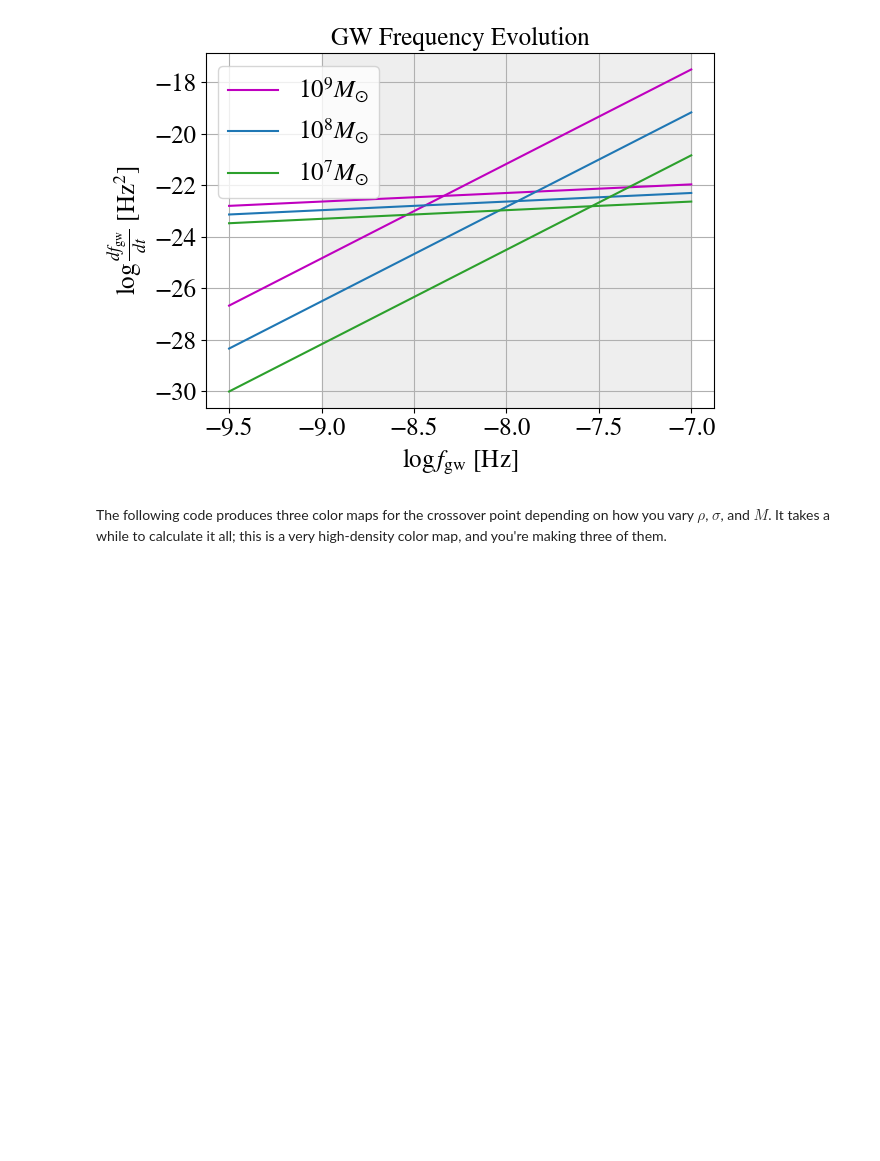
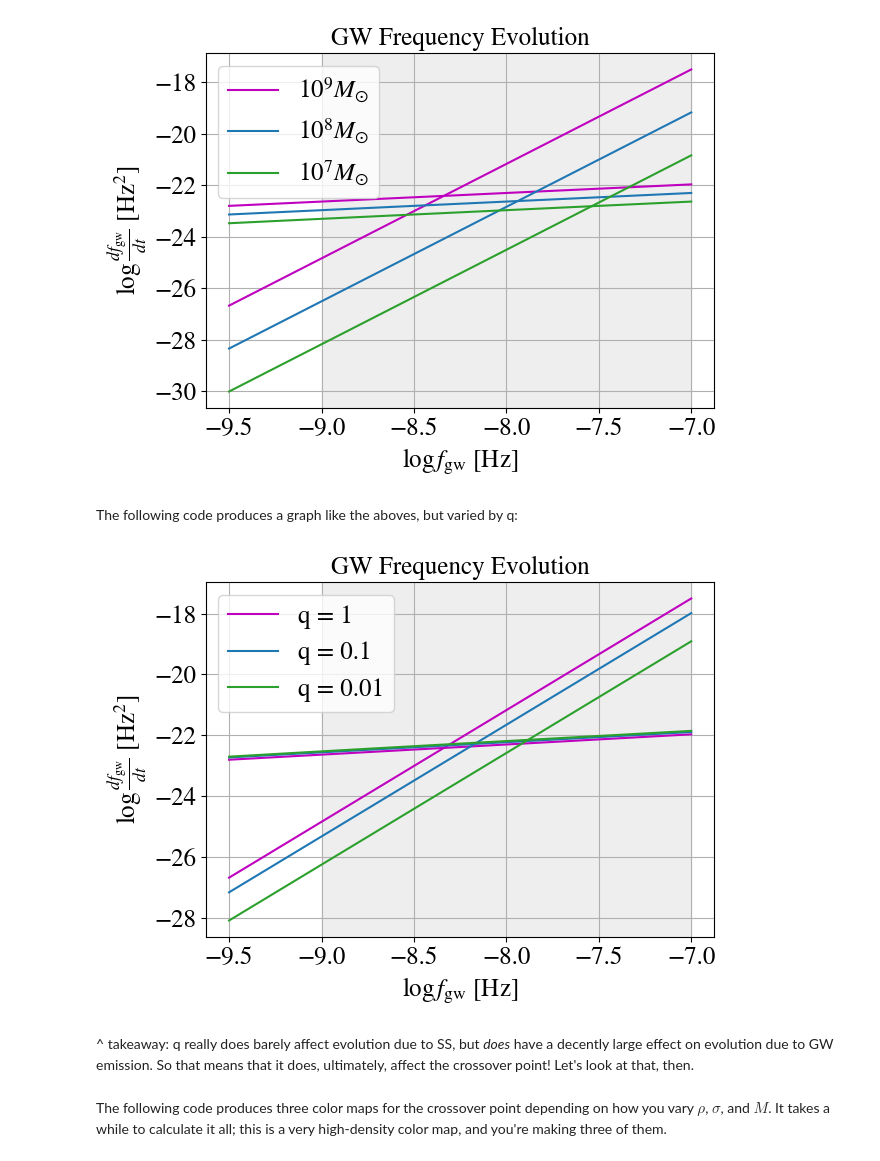
Before and after one commit to itsrainingsomewhere/smbhb-environments, a Jupyter notebook: Notebooks/StellarScatteringSesanaRatio.ipynb, the cells around one changed output. Cells and saved outputs as stored; diff of their text form; code cells hidden in the pictures; blank space fills up the shorter version.

Commit message:
some mass ratio updates, not finished

```diff
--- a/Notebooks/StellarScatteringSesanaRatio.ipynb
+++ b/Notebooks/StellarScatteringSesanaRatio.ipynb
@@ -35,13 +35,6 @@ print(getLittles(1/2))
 # %% [output]
 (np.float64(15.502500000000001), np.float64(4.005), np.float64(-0.9125))
 # %%
-def ssFrequencyDerivative(mass, sigma, rho, f, q=1):
-    #code up H
-    H = getH(mass, sigma, f)
-
-    dfdt = 3 * (2 * np.pi) ** (5/6) * G ** (4/3) * rho * H * mass ** (1/3) * f ** (1/3) / 2 / sigma
-    return dfdt.to(u.s ** -2)
-
 def getH(mass, sigma, f, q=1):
     #works for all mass ratios, not just q=1!
     """
@@ -65,6 +58,13 @@ def getH(mass, sigma, f, q=1):
 
     H = A*( 1 + (a/a0) ) ** gamma
     return H #unitless :)
+
+def ssFrequencyDerivative(mass, sigma, rho, f, q=1):
+    #works for all mass ratios now
+    H = getH(mass, sigma, f, q)
+
+    dfdt = 3 * (2 * np.pi) ** (5/6) * G ** (4/3) * rho * H * mass ** (1/3) * f ** (1/3) / 2 / sigma
+    return dfdt.to(u.s ** -2)
 # %% [markdown]
 The following code finds the point at which $df/dt$ due to SS and $df/dt$ due to GW radiation is equal--the point at which GW overtakes SS.
 # %% [markdown]
@@ -285,6 +285,69 @@ plt.show()
 #would be nice if I could label the stuff somehow . . .
 # %% [output]
 [figure]
+# %% [markdown]
+The following code produces a graph like the aboves, but varied by q:
+# %%
+testM = 1e9 * u.solMass
+testq = 1
+testSigma = 100 * u.km / u.s
+testRho = 1e12 * u.solMass / (u.kpc ** 3)
+
+smallq = 0.1
+smallerq = 0.01
+
+testChirp = testM * (testq / (1 + testq) ** 2) ** (3/5)
+smallChirp = testM * (smallq / (1 + smallq) ** 2) ** (3/5)
+smallerChirp = testM * (smallerq / (1 + smallerq) ** 2) ** (3/5)
+
+logFrequencies = np.linspace(-9.5, -7)
+
+baseSS = []
+for x in range(len(logFrequencies)):
+    baseSS.append(np.log10(ssFrequencyDerivative(testM, testSigma, testRho, (10 ** logFrequencies[x]) * u.Hz, testq) * u.s**2))
+
+#I think this is scaled wrong
+baseGW = []
+for x in range(len(logFrequencies)):
+    baseGW.append(utils.logGWFrequencyDerivative(testChirp.value, 10 ** logFrequencies[x]))
+
+smallSS = []
+for x in range(len(logFrequencies)):
+    smallSS.append(np.log10(ssFrequencyDerivative(testM, testSigma, testRho, (10 ** logFrequencies[x]) * u.Hz, smallq) * u.s**2))
+
+smallGW = []
+for x in range(len(logFrequencies)):
+    smallGW.append(utils.logGWFrequencyDerivative(smallChirp.value, 10 ** logFrequencies[x]))
+
+smallerSS = []
+for x in range(len(logFrequencies)):
+    smallerSS.append(np.log10(ssFrequencyDerivative(testM, testSigma, testRho, (10 ** logFrequencies[x]) * u.Hz, smallerq) * u.s**2))
+
+smallerGW = []
+for x in range(len(logFrequencies)):
+    smallerGW.append(utils.logGWFrequencyDerivative(smallerChirp.value, 10 ** logFrequencies[x]))
+
+plt.plot(logFrequencies, baseGW, label=r"q = 1", color="m")
+plt.plot(logFrequencies, baseSS, color="m")
+plt.plot(logFrequencies, smallSS, label=r"q = 0.1", color="tab:blue")
+plt.plot(logFrequencies, smallGW, color="tab:blue")
+plt.plot(logFrequencies, smallerSS, label=r"q = 0.01", color="tab:green")
+plt.plot(logFrequencies, smallerGW, color="tab:green")
+#works totally fine, the issue is just plotting
+plt.xlabel(r"$\log f_{\text{gw}}$ [Hz]", fontsize = 18)
+plt.xticks(fontsize = 18)
+plt.yticks(fontsize = 18)
+plt.axvspan(-9, -7, color="#eeeeee")
+plt.ylabel(r"$\log \frac{df_{\text{gw}}}{dt}$ [Hz$^2$]", fontsize = 18) #or should this be Hz^2?
+plt.title("GW Frequency Evolution", fontsize = 18)
+plt.legend(fontsize = 18)
+plt.grid()
+plt.tight_layout()
+plt.show()
+# %% [output]
+[figure, added]
+# %% [markdown]
+^ takeaway: q really does barely affect evolution due to SS, but *does* have a decently large effect on evolution due to GW emission. So that means that it does, ultimately, affect the crossover point! Let's look at that, then.
 # %% [markdown]
 The following code produces three color maps for the crossover point depending on how you vary $\rho$, $\sigma$, and $M$. It takes a while to calculate it all; this is a very high-density color map, and you're making three of them.
 # %%
```
Also changed, not shown: parts of 2 cells of this notebook.
